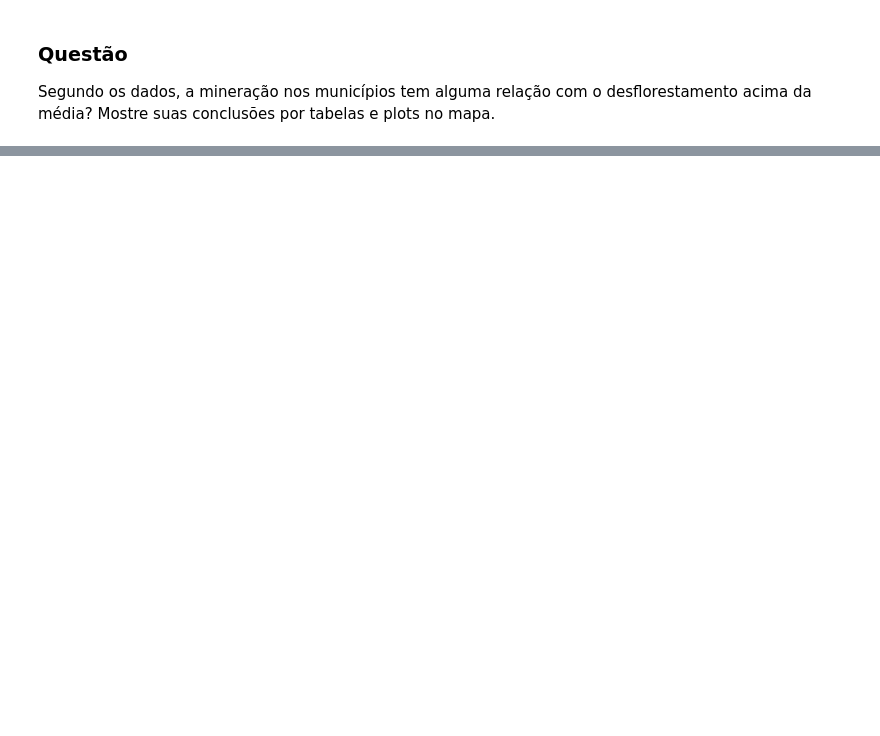
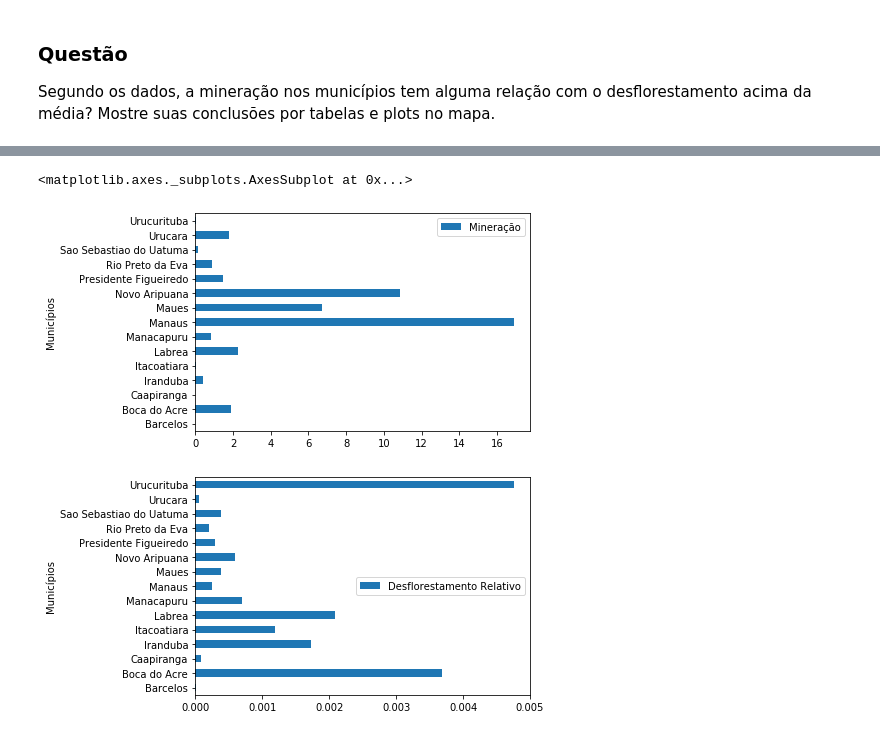
Before and after one commit to hallpaz/Data-Science-IMPA, a Jupyter notebook: assignments/Exercicio1.ipynb, the cells around one changed output, grey strips where cells are left out. Drawn from its saved outputs; the diff is of its cells as text; code cells hidden in the pictures; blank space fills up the shorter version.

Commit message:
trying to discover a relationship between mining and deforestation

```diff
--- a/assignments/Exercicio1.ipynb
+++ b/assignments/Exercicio1.ipynb
@@ -133,7 +138,7 @@ Podem ser usadas todas as dicas relevantes sobre apresentação de figuras  nos
 Para plotar sobre o mapa, pode-se usar a funções normais do matplotlib e ao fim chamar a função **mplleaflet.display()**.
 # %%
 def str_to_float(number):
-    return float(number.replace(',', ''))
+    return float(number.replace(',', '')) if(isinstance(number, str)) else number
 
 def test_str_tofloat():
     tests = ['98', '7,900', '876.2', '12,986.91']
@@ -149,4 +154,5 @@ str_to_float working!
 # %%
 #calcula as informações do desflorestamento
 df_forest['Floresta'] = df_forest['Floresta'].apply(str_to_float)
+df_forest[DESFLORESTAMENTO] = df_forest['Desflorestamento 2014']/df_forest['Floresta']
 # %%
@@ -183,0 +192,4 @@ Mostre suas conclusões por tabelas e plots no mapa.
+# %%
+df_forest[MINERACAO].fillna(0, inplace=True)
+df_forest[NORM_MINING] = (df_forest[MINERACAO] - df_forest[MINERACAO].min())/(df_forest[MINERACAO].max()-df_forest[MINERACAO].min())
+df_forest.head()
@@ -183,0 +204,2 @@ Mostre suas conclusões por tabelas e plots no mapa.
+# %%
+df_mining = df_forest[df_forest[MINERACAO] > 0]
@@ -185,0 +233,7 @@ Mostre suas conclusões por tabelas e plots no mapa.
+# %%
+df_mining.plot.barh('Municípios', [MINERACAO])
+df_mining.plot.barh('Municípios', DESFLORESTAMENTO)
+# %% [output]
+<matplotlib.axes._subplots.AxesSubplot at 0x...>
+[figure, added]
+[figure, added]
```
Also changed, not shown: parts of 15 cells of this notebook.
